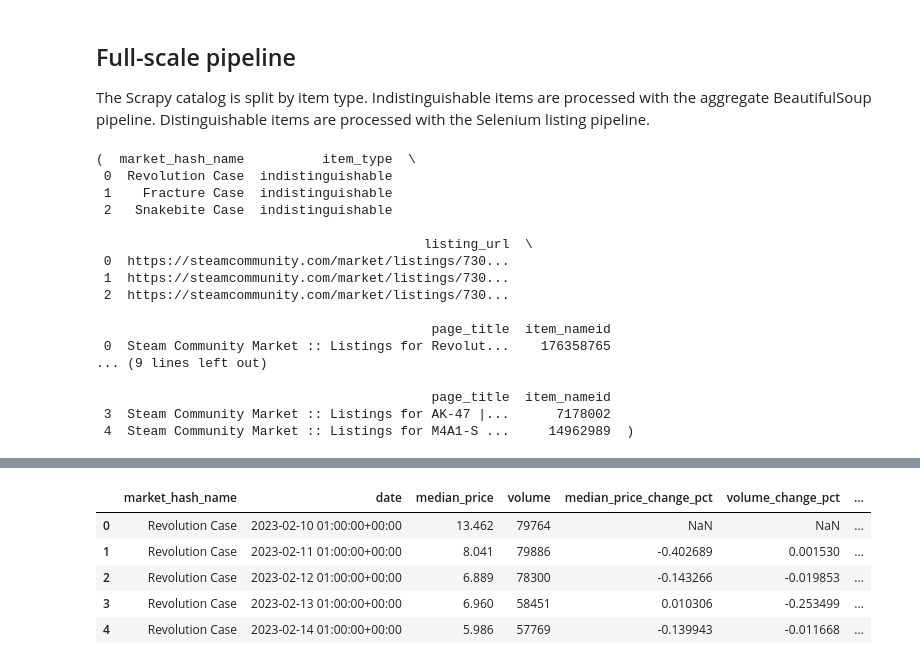
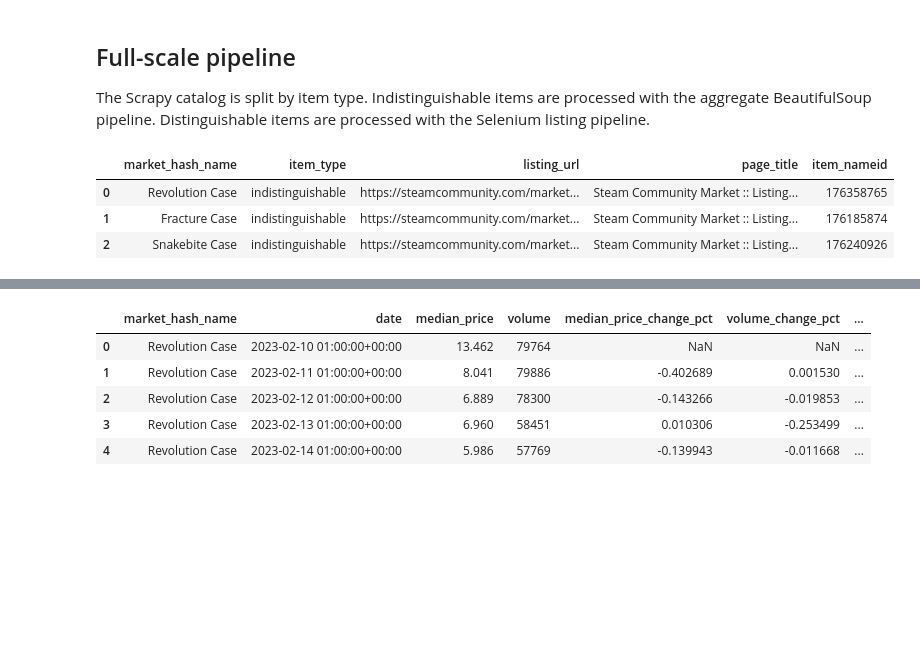
Before and after one commit to Madejson1/steam-cs2-market-scraper-analytics, a Jupyter notebook: steam_market_scraper_project.ipynb, the cells around one changed output, grey strips where cells are left out. Saved outputs shown, nothing was run; the diff lists cells and outputs as text; code cells hidden in the pictures; blank space fills up the shorter version.

```diff
--- a/steam_market_scraper_project.ipynb
+++ b/steam_market_scraper_project.ipynb
@@ -761,23 +736,10 @@ The Scrapy catalog is split by item type. Indistinguishable items are processed
 # %%
 indistinguishable_catalog_df = catalog_df[catalog_df["item_type"].eq("indistinguishable")].copy()
 distinguishable_catalog_df = catalog_df[catalog_df["item_type"].eq("distinguishable")].copy()
 
-indistinguishable_catalog_df, distinguishable_catalog_df
+indistinguishable_catalog_df.head()
 # %% [output]
-(  market_hash_name          item_type  \
- 0  Revolution Case  indistinguishable
- 1    Fracture Case  indistinguishable
- 2   Snakebite Case  indistinguishable
-
-                                          listing_url  \
- 0  https://steamcommunity.com/market/listings/730...
- 1  https://steamcommunity.com/market/listings/730...
- 2  https://steamcommunity.com/market/listings/730...
-
-                                           page_title  item_nameid
- 0  Steam Community Market :: Listings for Revolut...    176358765
-... (9 lines left out)
-
-                                           page_title  item_nameid
- 3  Steam Community Market :: Listings for AK-47 |...      7178002
- 4  Steam Community Market :: Listings for M4A1-S ...     14962989  )
+|  | market_hash_name | item_type | listing_url | page_title | item_nameid |
+| 0 | Revolution Case | indistinguishable | https://steamcommunity.com/market... | Steam Community Market :: Listing... | 176358765 |
+| 1 | Fracture Case | indistinguishable | https://steamcommunity.com/market... | Steam Community Market :: Listing... | 176185874 |
+| 2 | Snakebite Case | indistinguishable | https://steamcommunity.com/market... | Steam Community Market :: Listing... | 176240926 |
```
Also changed, not shown: parts of 14 cells of this notebook, 8 other files.
